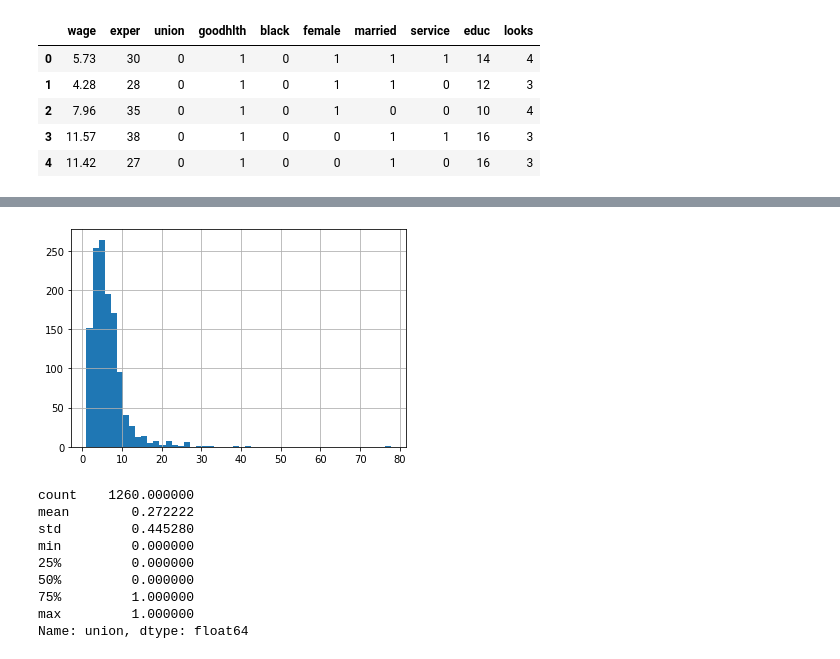
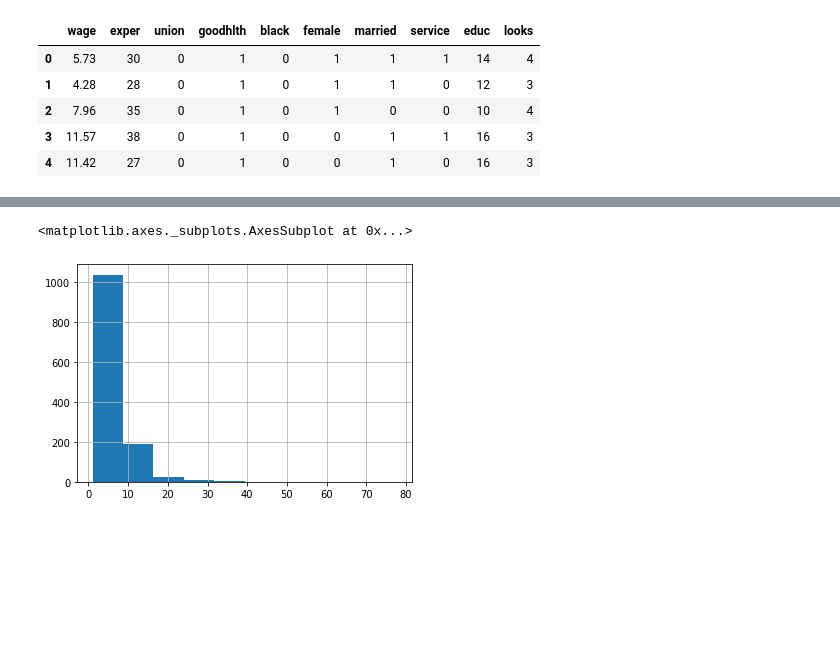
Before and after one commit to Iamsdt/mlcourse.ai-practice, a Jupyter notebook: l1/lesson1_pandas_beauty.ipynb, the cells around one changed output, grey strips where cells are left out. Saved outputs shown, nothing was run; the diff lists cells and outputs as text; code cells hidden in the pictures; blank space fills up the shorter version.

```diff
--- a/l1/lesson1_pandas_beauty.ipynb
+++ b/l1/lesson1_pandas_beauty.ipynb
@@ -27,4 +64,5 @@ Name: wage, dtype: float64
 # %%
-df['wage'].hist(bins=50);
+df['wage'].hist()
 # %% [output]
+<matplotlib.axes._subplots.AxesSubplot at 0x...>
-[figure, old version]
+[figure, new version]
@@ -33,12 +68,0 @@ stats_df = df.describe()
-# %%
-stats_df['union']
-# %% [output]
-count    1260.000000
-mean        0.272222
-std         0.445280
-min         0.000000
-25%         0.000000
-50%         0.000000
-75%         1.000000
-max         1.000000
-Name: union, dtype: float64
```
Also changed, not shown: parts of 46 cells of this notebook, 5 other files.
